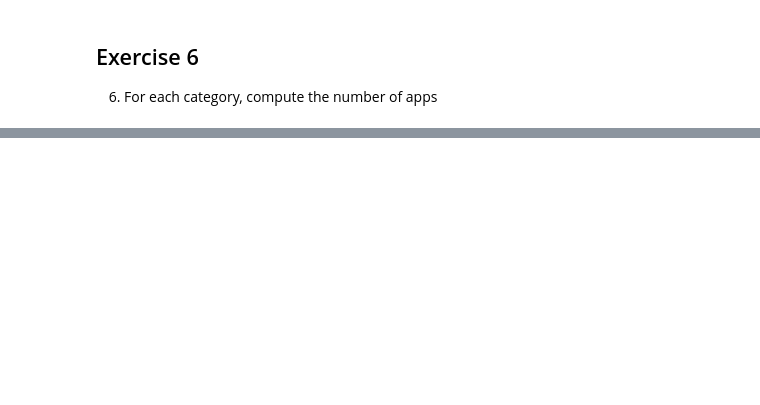
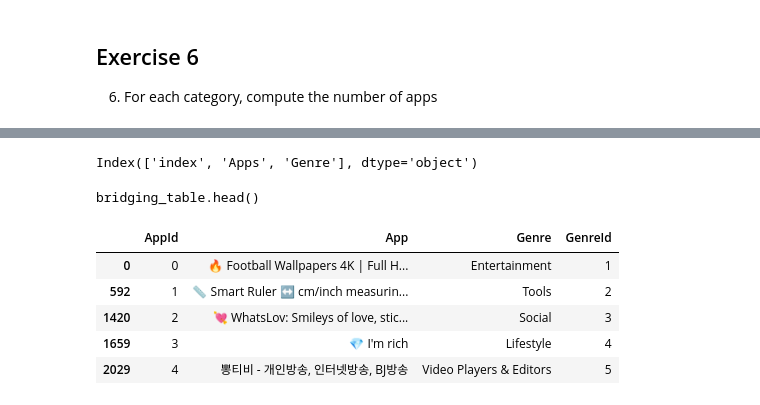
Before and after one commit to pkasela/FCS-Final_Project_846965, a Jupyter notebook: Solution_For_Exam.ipynb, the cells around one changed output, grey strips where cells are left out. Cells and saved outputs as stored; diff of their text form; code cells hidden in the pictures; blank space fills up the shorter version.

```diff
--- a/Solution_For_Exam.ipynb
+++ b/Solution_For_Exam.ipynb
@@ -392,0 +475,5 @@ googlestore.head()
+# %%
+#Needed just for the print, will restore it as it was after the next cell
+#Even though it could we left like it is. Couldn't find a way to print a dataframe without it's index
+genre_table.set_index('GenreId',inplace=True)
+genre_table.head()
@@ -392,0 +494,8 @@ googlestore.head()
+# %%
+#We drop the null values and reset the index
+temp_table = temp_table.dropna()
+temp_table = temp_table.reset_index()
+#checking which column do we have
+temp_table.columns
+# %% [output]
+Index(['index', 'Apps', 'Genre'], dtype='object')
@@ -392,0 +505,12 @@ googlestore.head()
+# %%
+#I sort it so the same app with more genres are nearby (just esthetics)
+bridging_table = pd.merge(temp_table,genre_table.reset_index(), on = 'Genre').sort_values('AppId')
+display("bridging_table.head()")
+# %% [output]
+bridging_table.head()
+|  | AppId | App | Genre | GenreId |
+| 0 | 0 | 🔥 Football Wallpapers 4K | Full H... | Entertainment | 1 |
+| 592 | 1 | 📏 Smart Ruler ↔️ cm/inch measurin... | Tools | 2 |
+| 1420 | 2 | 💘 WhatsLov: Smileys of love, stic... | Social | 3 |
+| 1659 | 3 | 💎 I'm rich | Lifestyle | 4 |
+| 2029 | 4 | 뽕티비 - 개인방송, 인터넷방송, BJ방송 | Video Players & Editors | 5 |
```
Also changed, not shown: parts of 37 cells of this notebook.
